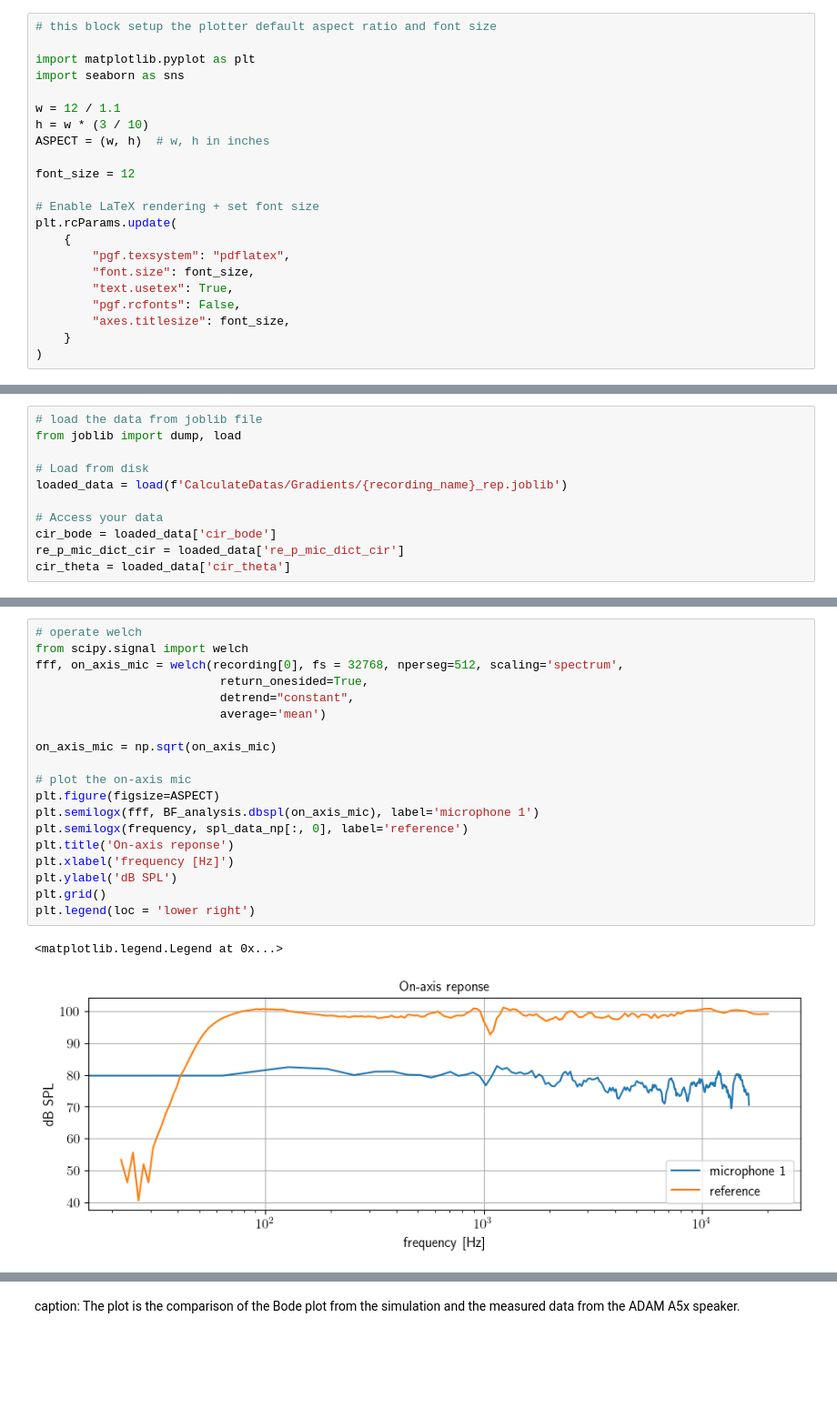
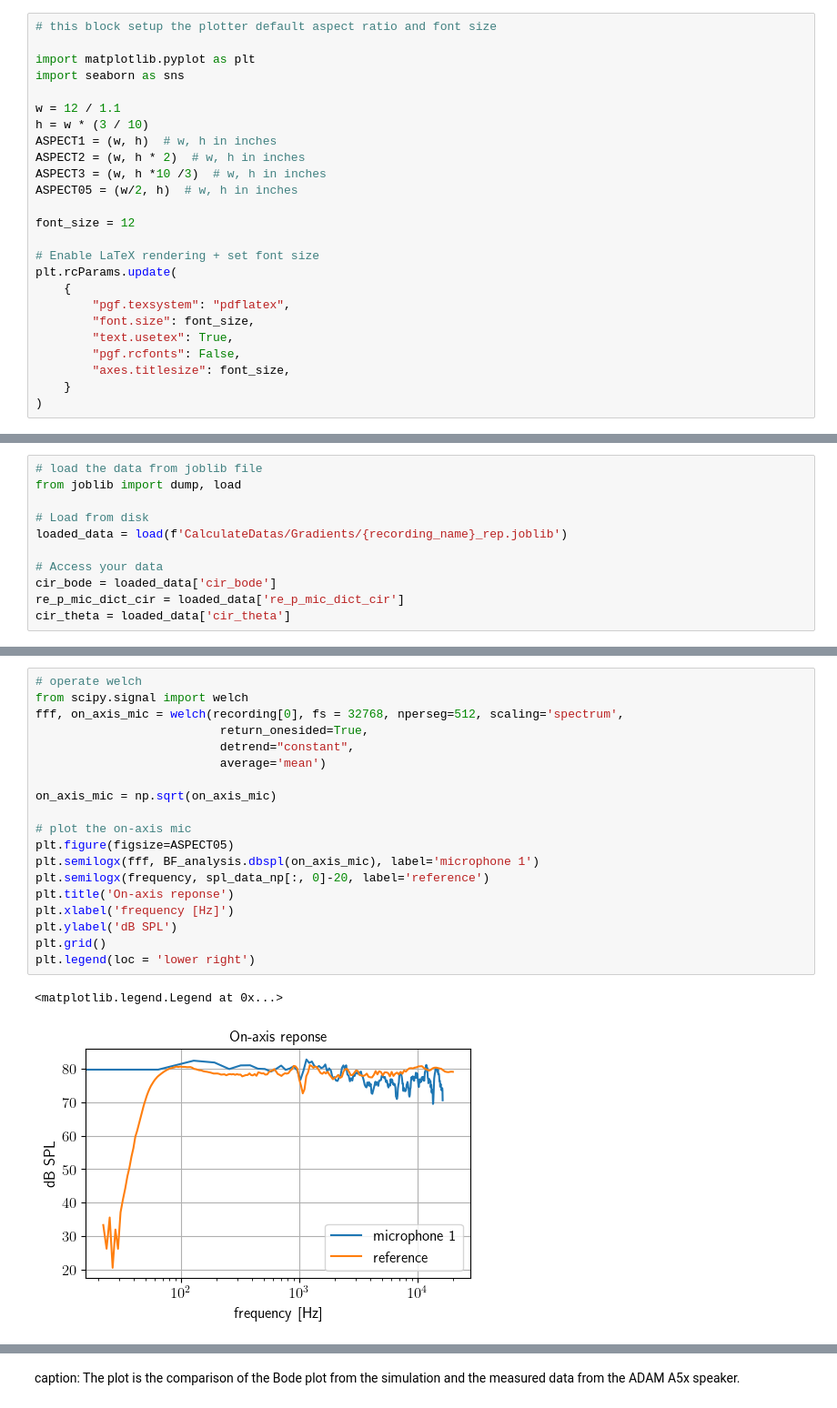
Before and after one commit to 1ieng2en/3d_beamforming, a Jupyter notebook: 3dbf_app_simulation.ipynb, the cells around one changed output, grey strips where cells are left out. Shown at 91% size. Drawn from its saved outputs; the diff is of its cells as text; blank space fills up the shorter version.

```diff
--- a/3dbf_app_simulation.ipynb
+++ b/3dbf_app_simulation.ipynb
@@ -181,7 +199,10 @@ import seaborn as sns
 
 w = 12 / 1.1
 h = w * (3 / 10)
-ASPECT = (w, h)  # w, h in inches
+ASPECT1 = (w, h)  # w, h in inches
+ASPECT2 = (w, h * 2)  # w, h in inches
+ASPECT3 = (w, h *10 /3)  # w, h in inches
+ASPECT05 = (w/2, h)  # w, h in inches
 
 font_size = 12
 
@@ -1070,22 +1089,22 @@ Simulation frequency: 8448.0 Hz
 # %%
 # operate welch
 from scipy.signal import welch
 fff, on_axis_mic = welch(recording[0], fs = 32768, nperseg=512, scaling='spectrum',
                           return_onesided=True,
                           detrend="constant",
                           average='mean')
 
 on_axis_mic = np.sqrt(on_axis_mic)
 
 # plot the on-axis mic
-plt.figure(figsize=ASPECT)
+plt.figure(figsize=ASPECT05)
 plt.semilogx(fff, BF_analysis.dbspl(on_axis_mic), label='microphone 1')
-plt.semilogx(frequency, spl_data_np[:, 0], label='reference')
+plt.semilogx(frequency, spl_data_np[:, 0]-20, label='reference')
 plt.title('On-axis reponse')
 plt.xlabel('frequency [Hz]')
 plt.ylabel('dB SPL')
 plt.grid()
 plt.legend(loc = 'lower right')
 # %% [output]
 <matplotlib.legend.Legend at 0x...>
-[figure, old version]
+[figure, new version]
```
Also changed, not shown: parts of 15 cells of this notebook.
